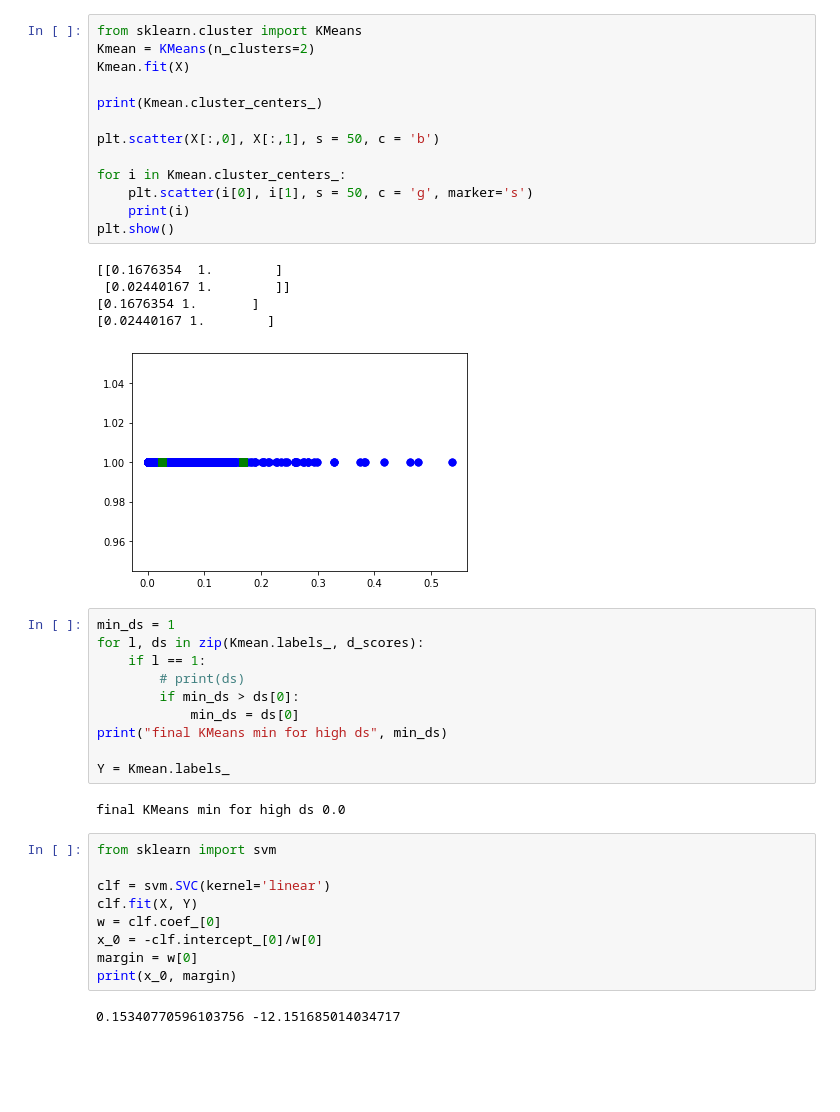
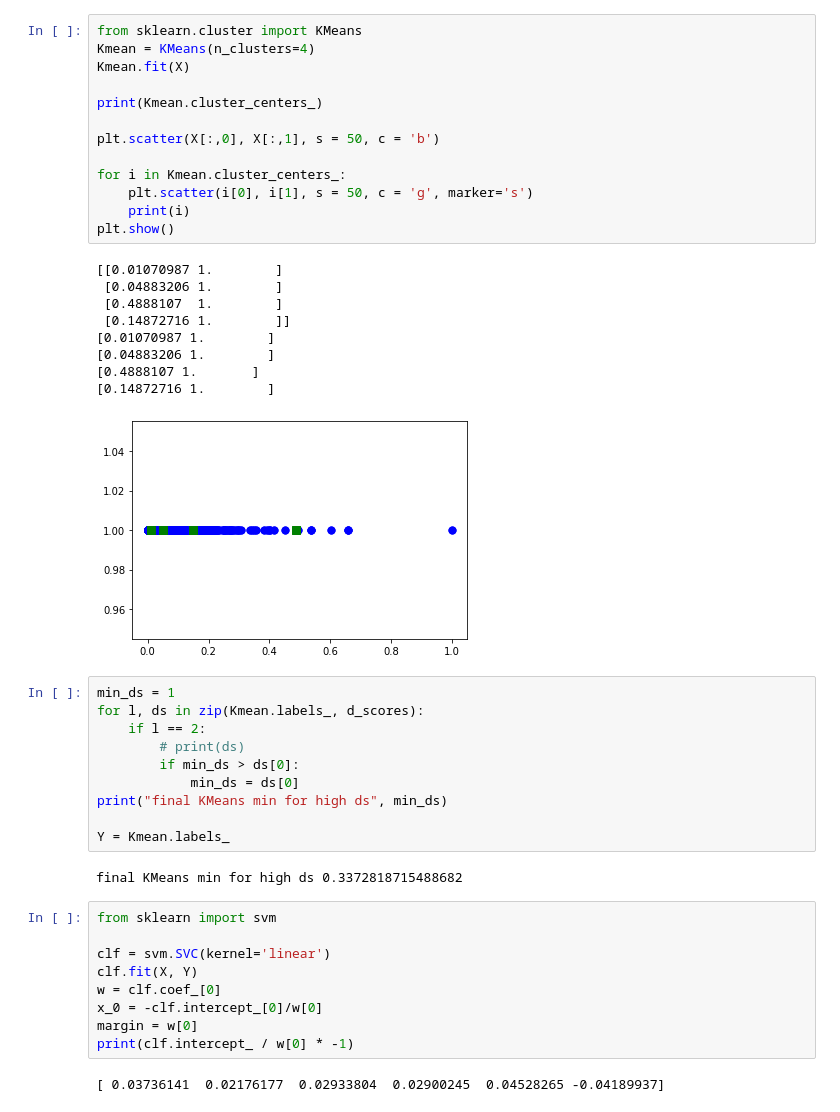
Before and after one commit to jcosto/news_summary, a Jupyter notebook: news_kmeans_discover.ipynb, the cells around one changed output. Cells and saved outputs as stored; diff of their text form; blank space fills up the shorter version.

```diff
--- a/news_kmeans_discover.ipynb
+++ b/news_kmeans_discover.ipynb
@@ -127,26 +129,30 @@ plt.show()
 # %%
 from sklearn.cluster import KMeans
-Kmean = KMeans(n_clusters=2)
+Kmean = KMeans(n_clusters=4)
 Kmean.fit(X)
 
 print(Kmean.cluster_centers_)
 
 plt.scatter(X[:,0], X[:,1], s = 50, c = 'b')
 
 for i in Kmean.cluster_centers_:
     plt.scatter(i[0], i[1], s = 50, c = 'g', marker='s')
     print(i)
 plt.show()
 # %% [output]
-[[0.1676354  1.        ]
- [0.02440167 1.        ]]
-[0.1676354 1.       ]
-[0.02440167 1.        ]
+[[0.01070987 1.        ]
+ [0.04883206 1.        ]
+ [0.4888107  1.        ]
+ [0.14872716 1.        ]]
+[0.01070987 1.        ]
+[0.04883206 1.        ]
+[0.4888107 1.       ]
+[0.14872716 1.        ]
-[figure, old version]
+[figure, new version]
 # %%
 min_ds = 1
 for l, ds in zip(Kmean.labels_, d_scores):
-    if l == 1:
+    if l == 2:
         # print(ds)
         if min_ds > ds[0]:
             min_ds = ds[0]
@@ -154,7 +160,7 @@ print("final KMeans min for high ds", min_ds)
 
 Y = Kmean.labels_
 # %% [output]
-final KMeans min for high ds 0.0
+final KMeans min for high ds 0.3372818715488682
 # %%
 from sklearn import svm
 
@@ -163,9 +169,9 @@ clf.fit(X, Y)
 w = clf.coef_[0]
 x_0 = -clf.intercept_[0]/w[0]
 margin = w[0]
-print(x_0, margin)
+print(clf.intercept_ / w[0] * -1)
 # %% [output]
-0.15340770596103756 -12.151685014034717
+[ 0.03736141  0.02176177  0.02933804  0.02900245  0.04528265 -0.04189937]
 # %%
 pos = list()
 neg = list()
```
Also changed, not shown: parts of 4 cells of this notebook, 3 other files.
